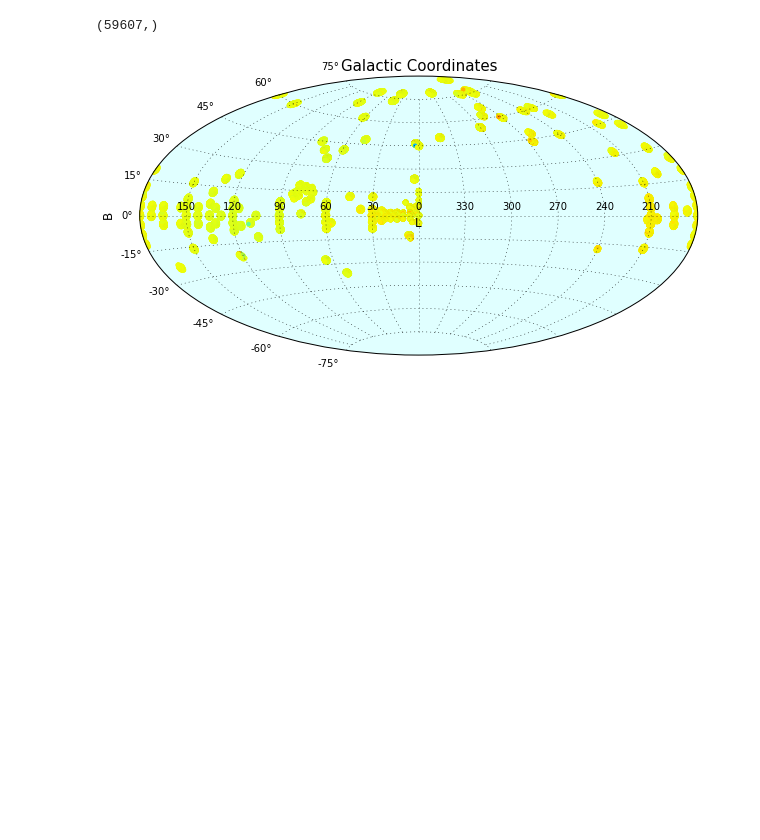
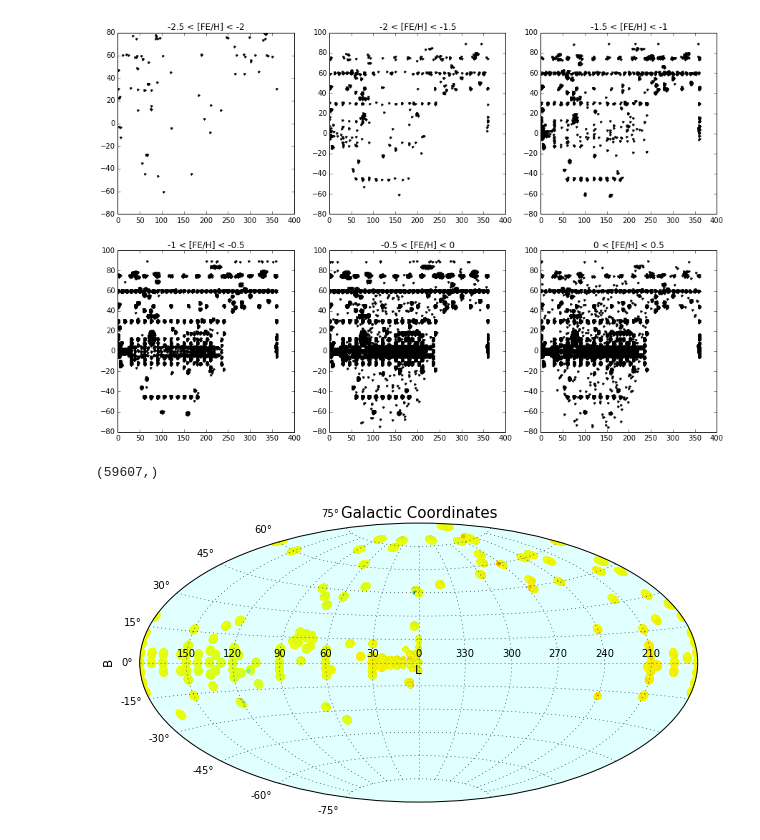
Before and after one commit to stephenpardy/PythonNotebooks, a Jupyter notebook: APOGEE.ipynb, the cells around one changed output. Saved outputs shown, nothing was run; the diff lists cells and outputs as text; code cells hidden in the pictures; blank space fills up the shorter version.

```diff
--- a/APOGEE.ipynb
+++ b/APOGEE.ipynb
@@ -12,3 +56,17 @@ APOGEE = fits.open('/Users/spardy/Research/data/APOGEE/allStar-v304.fits')
+# %%
+
+fig, axes = plt.subplots(2, 3, figsize=(15, 10))
+axes = axes.ravel()
+for i, axis in enumerate(axes):
+    rng = [-2.5+i*0.5,-2.5+(i+1)*0.5]
+    ind = np.where((cat_all[1].data['FE_H'] > rng[0])*
+                   (cat_all[1].data['FE_H'] < rng[1]))[0]
+    axis.plot(cat_all[1].data['GLON'][ind],
+             cat_all[1].data['GLAT'][ind], marker='.', linestyle='none',
+             color='black')
+    axis.set_title('{:g} < [FE/H] < {:g}'.format(*rng))
+# %% [output]
+[figure, added]
 # %%
 vel = APOGEE[1].data['VHELIO_AVG']  # Heliocentric radial velocity
 v_scatter = APOGEE[1].data['VSCATTER']
```
Also changed, not shown: parts of 4 cells of this notebook, 2 other files.
